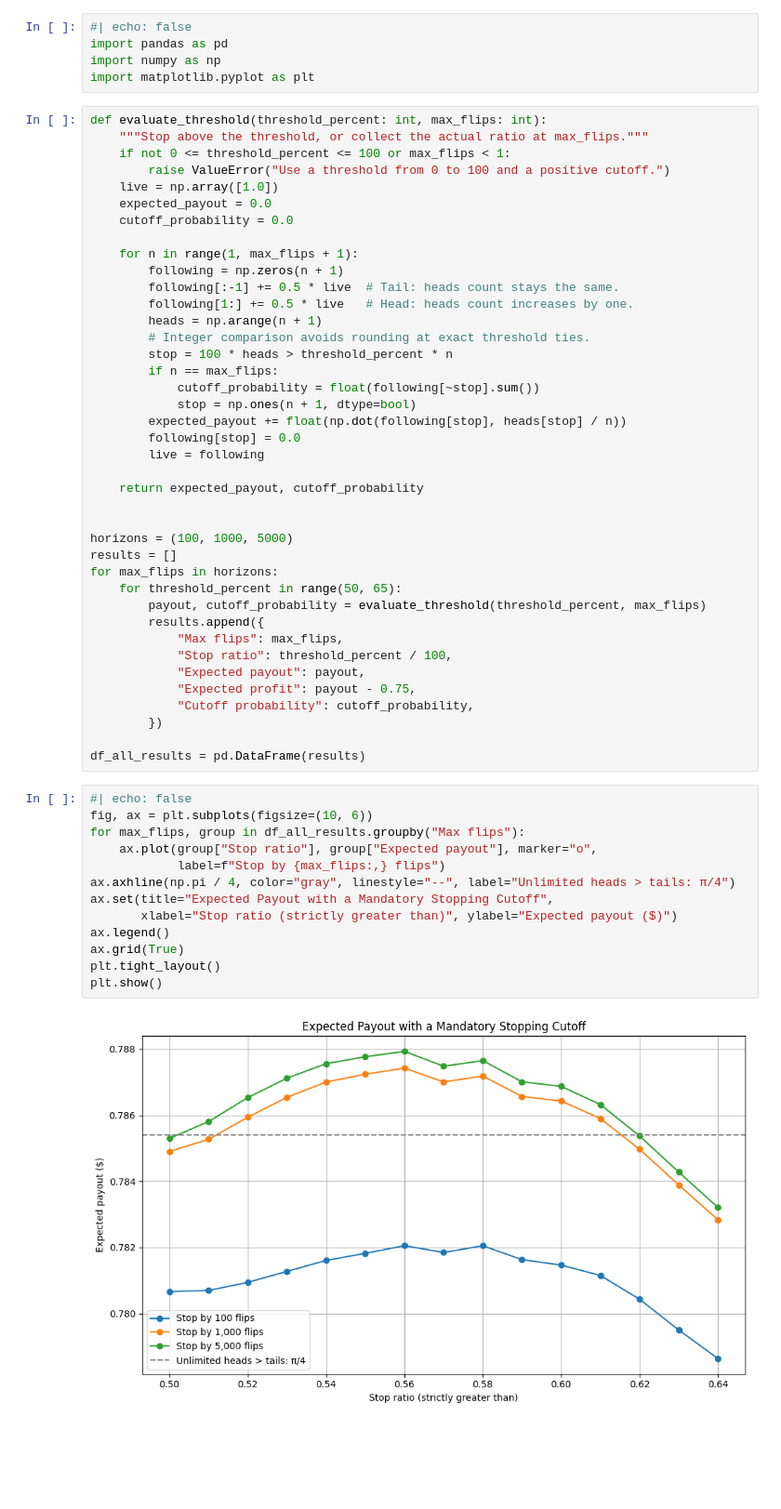
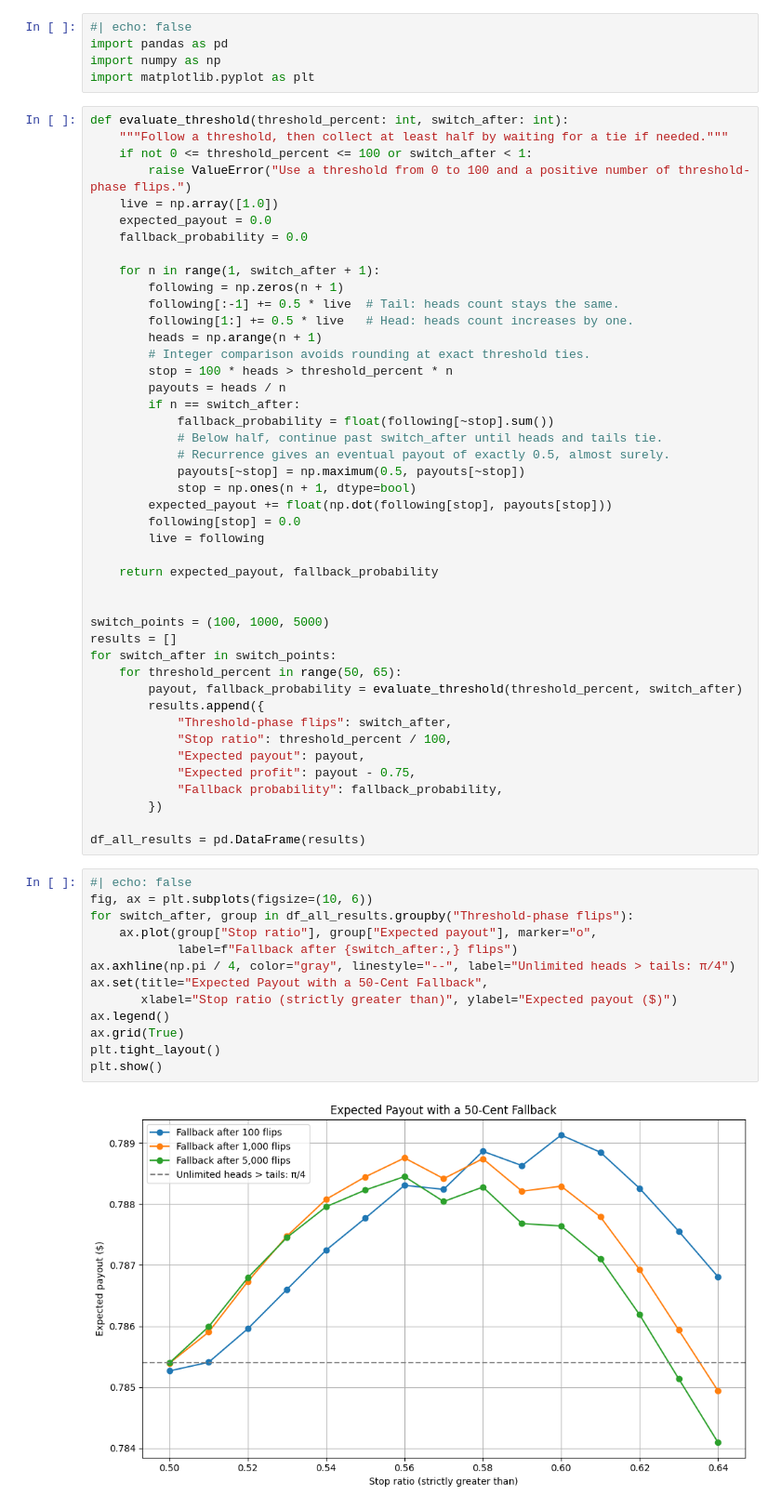
Before and after one commit to jcpearlson/jcpearlson.github.io, a Jupyter notebook: articles/posts/coin-flip-game/index.ipynb, the cells around one changed output. Shown at 93% size. Saved outputs shown, nothing was run; the diff lists cells and outputs as text; blank space fills up the shorter version.

Commit message:
Clarify and restore the coin-game continuation fallback

```diff
--- a/articles/posts/coin-flip-game/index.ipynb
+++ b/articles/posts/coin-flip-game/index.ipynb
@@ -213,59 +223,63 @@ import pandas as pd
 import numpy as np
 import matplotlib.pyplot as plt
 # %%
-def evaluate_threshold(threshold_percent: int, max_flips: int):
-    """Stop above the threshold, or collect the actual ratio at max_flips."""
-    if not 0 <= threshold_percent <= 100 or max_flips < 1:
-        raise ValueError("Use a threshold from 0 to 100 and a positive cutoff.")
+def evaluate_threshold(threshold_percent: int, switch_after: int):
+    """Follow a threshold, then collect at least half by waiting for a tie if needed."""
+    if not 0 <= threshold_percent <= 100 or switch_after < 1:
+        raise ValueError("Use a threshold from 0 to 100 and a positive number of threshold-phase flips.")
     live = np.array([1.0])
     expected_payout = 0.0
-    cutoff_probability = 0.0
+    fallback_probability = 0.0
 
-    for n in range(1, max_flips + 1):
+    for n in range(1, switch_after + 1):
         following = np.zeros(n + 1)
         following[:-1] += 0.5 * live  # Tail: heads count stays the same.
         following[1:] += 0.5 * live   # Head: heads count increases by one.
         heads = np.arange(n + 1)
         # Integer comparison avoids rounding at exact threshold ties.
         stop = 100 * heads > threshold_percent * n
-        if n == max_flips:
-            cutoff_probability = float(following[~stop].sum())
+        payouts = heads / n
+        if n == switch_after:
+            fallback_probability = float(following[~stop].sum())
+            # Below half, continue past switch_after until heads and tails tie.
+            # Recurrence gives an eventual payout of exactly 0.5, almost surely.
+            payouts[~stop] = np.maximum(0.5, payouts[~stop])
             stop = np.ones(n + 1, dtype=bool)
-        expected_payout += float(np.dot(following[stop], heads[stop] / n))
+        expected_payout += float(np.dot(following[stop], payouts[stop]))
         following[stop] = 0.0
         live = following
 
-    return expected_payout, cutoff_probability
+    return expected_payout, fallback_probability
 
 
-horizons = (100, 1000, 5000)
+switch_points = (100, 1000, 5000)
 results = []
-for max_flips in horizons:
+for switch_after in switch_points:
     for threshold_percent in range(50, 65):
-        payout, cutoff_probability = evaluate_threshold(threshold_percent, max_flips)
+        payout, fallback_probability = evaluate_threshold(threshold_percent, switch_after)
         results.append({
-            "Max flips": max_flips,
+            "Threshold-phase flips": switch_after,
             "Stop ratio": threshold_percent / 100,
             "Expected payout": payout,
             "Expected profit": payout - 0.75,
-            "Cutoff probability": cutoff_probability,
+            "Fallback probability": fallback_probability,
         })
 
 df_all_results = pd.DataFrame(results)
 # %%
 #| echo: false
 fig, ax = plt.subplots(figsize=(10, 6))
-for max_flips, group in df_all_results.groupby("Max flips"):
+for switch_after, group in df_all_results.groupby("Threshold-phase flips"):
     ax.plot(group["Stop ratio"], group["Expected payout"], marker="o",
-            label=f"Stop by {max_flips:,} flips")
+            label=f"Fallback after {switch_after:,} flips")
 ax.axhline(np.pi / 4, color="gray", linestyle="--", label="Unlimited heads > tails: π/4")
-ax.set(title="Expected Payout with a Mandatory Stopping Cutoff",
+ax.set(title="Expected Payout with a 50-Cent Fallback",
        xlabel="Stop ratio (strictly greater than)", ylabel="Expected payout ($)")
 ax.legend()
 ax.grid(True)
 plt.tight_layout()
 plt.show()
 # %% [output]
-[figure, old version]
+[figure, new version]
 # %%
 #| echo: false
```
Also changed, not shown: parts of 4 cells of this notebook, 4 other files.
